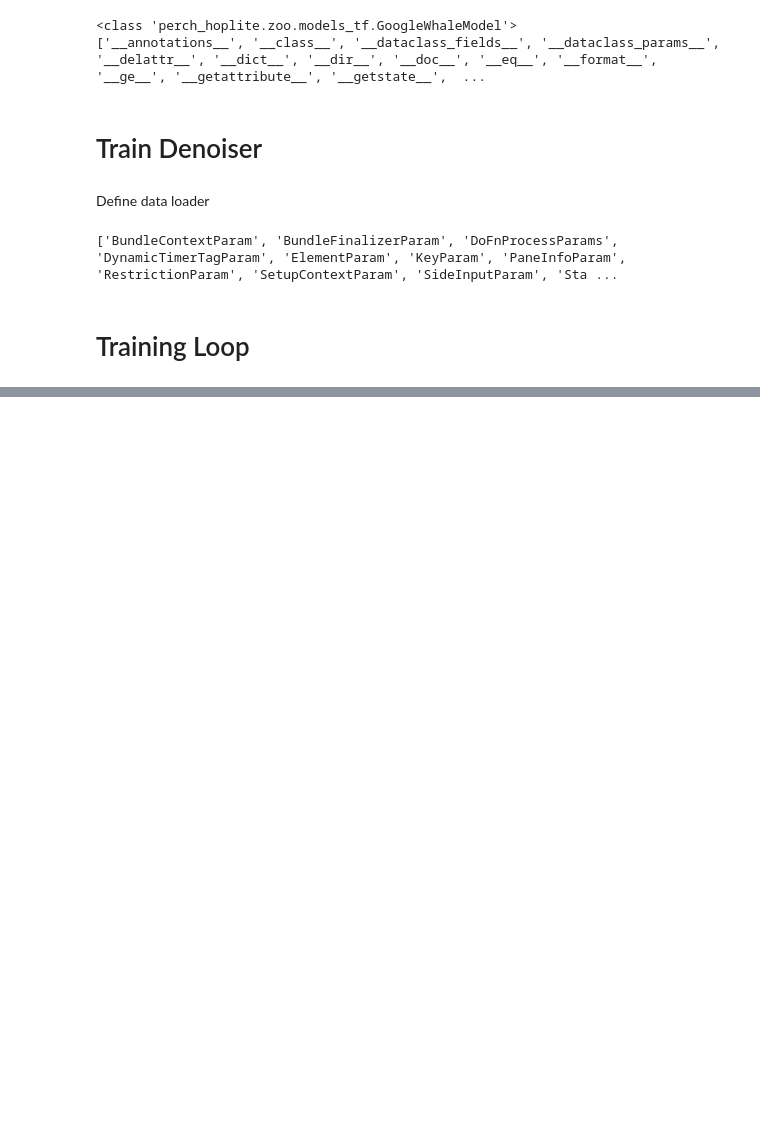
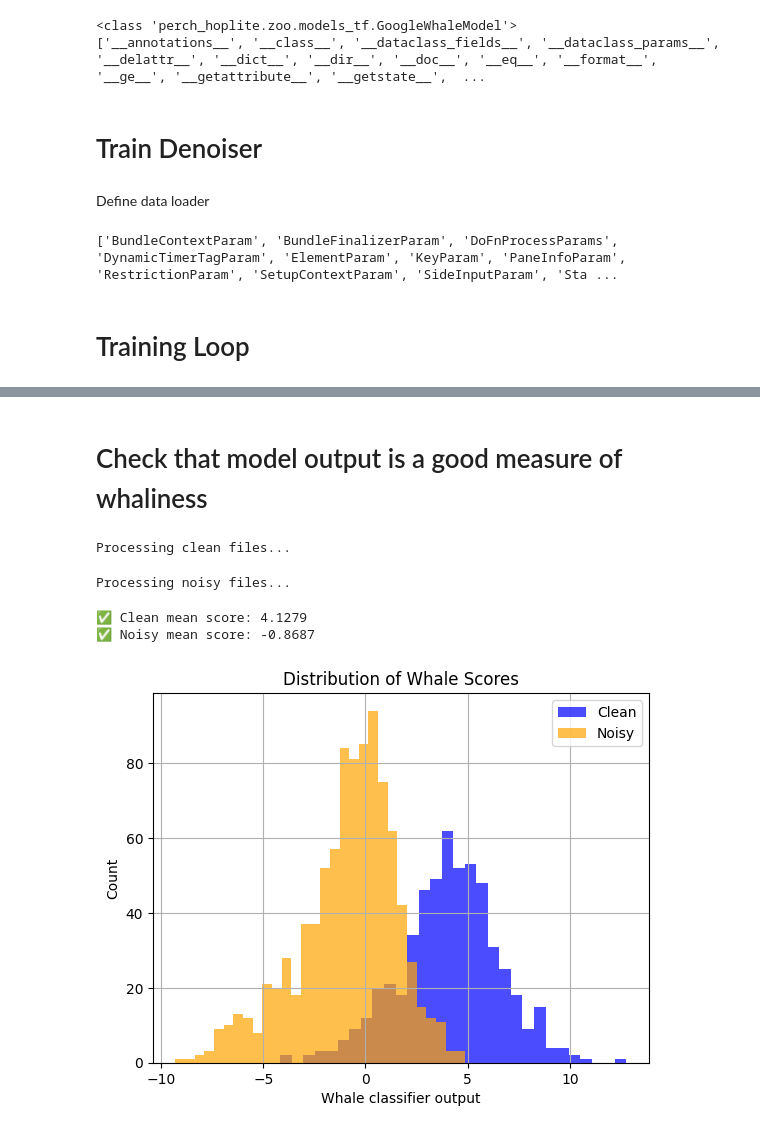
Before and after one commit to tgifford-usc/perch, a Jupyter notebook: chirp/projects/whale_demo/whale_denoising_3.ipynb, the cells around one changed output, grey strips where cells are left out. Saved outputs shown, nothing was run; the diff lists cells and outputs as text; code cells hidden in the pictures; blank space fills up the shorter version.

Commit message:
Functioning denoiser training

```diff
--- a/chirp/projects/whale_demo/whale_denoising_3.ipynb
+++ b/chirp/projects/whale_demo/whale_denoising_3.ipynb
@@ -284,6 +289,8 @@ class NoisyWhaleDataset(Dataset):
 noisy_paths = sorted(glob.glob('/content/drive/MyDrive/whale_denoising/noisy/*.wav'))
 noisy_dataset = NoisyWhaleDataset(noisy_paths)
 train_loader = DataLoader(noisy_dataset, batch_size=16, shuffle=True)
+# %%
+clean_paths = sorted(glob.glob('/content/drive/MyDrive/whale_denoising/clean/*.wav'))
 # %%
 print(dir(embed_fn))
 # %% [output]
@@ -319,0 +363,13 @@ AttributeError: 'Tensor' object has no attribute 'copy'
+# %%
+denoiser.eval()
+with torch.no_grad():
+    test_waveform, _ = torchaudio.load(noisy_paths[0])
+    test_tensor = test_waveform.unsqueeze(0).cuda()  # shape: (1, 1, T)
+    denoised_tensor = denoiser(test_tensor).squeeze().cpu()
+
+import IPython.display as ipd
+print("🔊 Noisy input:")
+ipd.display(ipd.Audio(test_waveform.numpy(), rate=10000))
+
+print("🔊 Denoised output:")
+ipd.display(ipd.Audio(denoised_tensor.numpy(), rate=10000))
@@ -319,0 +381,49 @@ AttributeError: 'Tensor' object has no attribute 'copy'
+# %% [markdown]
+# Check that model output is a good measure of whaliness
+# %%
+import numpy as np
+import torchaudio
+from tqdm import tqdm
+import matplotlib.pyplot as plt
+
+def load_and_prepare(path, target_len=39124):
+    waveform, sr = torchaudio.load(path)
+    waveform = waveform.squeeze(0).numpy()
+    waveform = waveform[:target_len] if len(waveform) > target_len else np.pad(waveform, (0, target_len - len(waveform)))
+    waveform = waveform.astype(np.float32)[np.newaxis, :, np.newaxis]  # shape (1, T, 1)
+    return waveform
+
+# Run model on clean and noisy sets
+clean_scores = []
+print("Processing clean files...")
+for path in tqdm(clean_paths):
+    audio = load_and_prepare(path)
+    score = embedding_model.model(audio, False, None).numpy().item()
+    clean_scores.append(score)
+
+noisy_scores = []
+print("Processing noisy files...")
+for path in tqdm(noisy_paths):
+    audio = load_and_prepare(path)
+    score = embedding_model.model(audio, False, None).numpy().item()
+    noisy_scores.append(score)
+
+# Print means
+print(f"\n✅ Clean mean score: {np.mean(clean_scores):.4f}")
+print(f"✅ Noisy mean score: {np.mean(noisy_scores):.4f}")
+
+# Optional: histogram plot
+plt.hist(clean_scores, bins=30, alpha=0.7, label='Clean', color='blue')
+plt.hist(noisy_scores, bins=30, alpha=0.7, label='Noisy', color='orange')
+plt.xlabel("Whale classifier output")
+plt.ylabel("Count")
+plt.title("Distribution of Whale Scores")
+plt.legend()
+plt.grid(True)
+plt.show()
+# %% [output]
+Processing clean files...
+Processing noisy files...
+✅ Clean mean score: 4.1279
+✅ Noisy mean score: -0.8687
+[figure, added]
```
Also changed, not shown: parts of 9 cells of this notebook.
